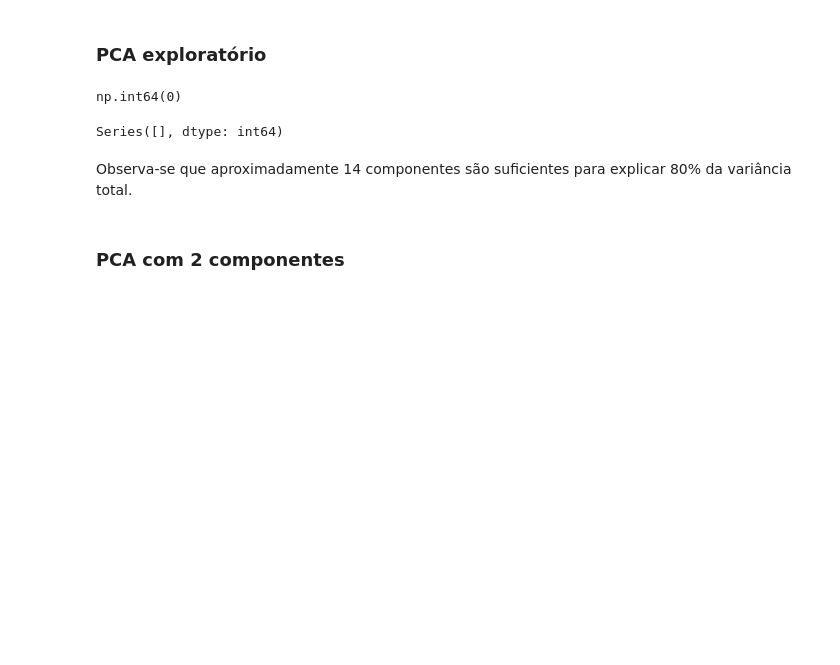
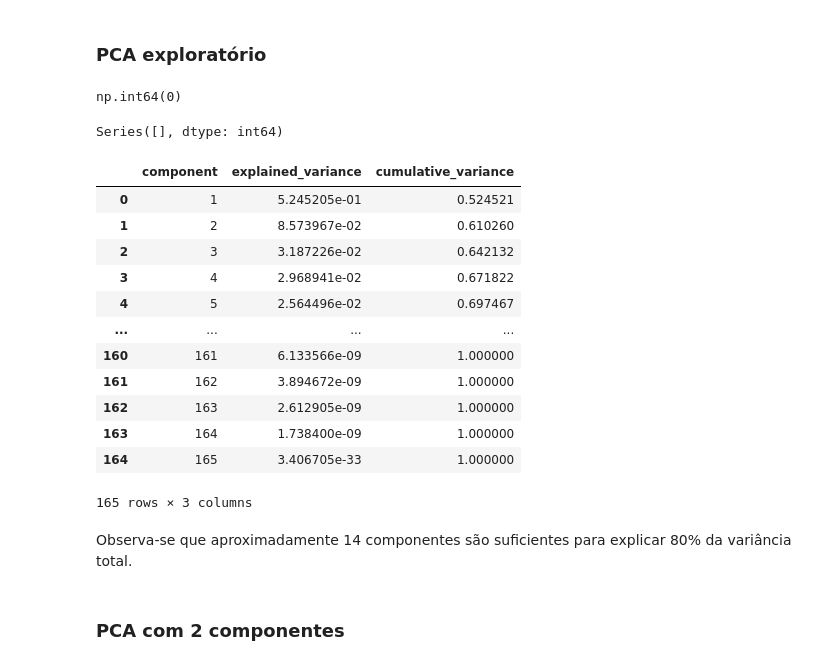
Before and after one commit to annesantos1990/TCC, a Jupyter notebook: notebook/03_pca_node_features.ipynb, the cells around one changed output. Cells and saved outputs as stored; diff of their text form; code cells hidden in the pictures; blank space fills up the shorter version.

```diff
--- a/notebook/03_pca_node_features.ipynb
+++ b/notebook/03_pca_node_features.ipynb
@@ -16,6 +16,8 @@ pio.templates.default = "plotly_dark"
 # %%
 DATASET_PATH = "../data/processed/dataset_features.parquet"
 
-df = pd.read_parquet(DATASET_PATH)
-df.shape
+df_dataset = pd.read_parquet(DATASET_PATH)
+df_dataset.shape
+df_filtered = df_dataset.columns[df_dataset.columns.str.contains("age", case=False)]
+df_filtered
 # %% [output]
@@ -43,16 +45,25 @@ NODE_FEATURE_PREFIXES = [
 ]
 
 NODE_FEATURES = [
-    c for c in df.columns
+    c for c in df_dataset.columns
     if any(c.startswith(p) for p in NODE_FEATURE_PREFIXES)
 ]
 
+NODE_GROUPS = {
+    "degree": [c for c in df_dataset.columns if c.startswith("degree_")],
+    "clustering": [c for c in df_dataset.columns if c.startswith("clustering_")],
+    "betweenness": [c for c in df_dataset.columns if c.startswith("betweenness_")],
+    "local_efficiency": [c for c in df_dataset.columns if c.startswith("local_efficiency_")],
+    "weighted_degree": [c for c in df_dataset.columns if c.startswith("weighted_degree_")]
+}
+
+
 len(NODE_FEATURES)
 # %% [output]
 366
 # %%
-X = df[NODE_FEATURES].values
-y = df["condition"].values
+X = df_dataset[NODE_FEATURES].values
+y = df_dataset["condition"].values
 # %% [markdown]
 ### Padronização das Feaures
 # %% [markdown]
@@ -91,6 +102,22 @@ df_var = pd.DataFrame({
     "explained_variance": explained_var,
     "cumulative_variance": cum_var
 })
+# %%
+df_var
+# %% [output]
+|  | component | explained_variance | cumulative_variance |
+| 0 | 1 | 5.245205e-01 | 0.524521 |
+| 1 | 2 | 8.573967e-02 | 0.610260 |
+| 2 | 3 | 3.187226e-02 | 0.642132 |
+| 3 | 4 | 2.968941e-02 | 0.671822 |
+| 4 | 5 | 2.564496e-02 | 0.697467 |
+| ... | ... | ... | ... |
+| 160 | 161 | 6.133566e-09 | 1.000000 |
+| 161 | 162 | 3.894672e-09 | 1.000000 |
+| 162 | 163 | 2.612905e-09 | 1.000000 |
+| 163 | 164 | 1.738400e-09 | 1.000000 |
+| 164 | 165 | 3.406705e-33 | 1.000000 |
+165 rows × 3 columns
 # %%
 fig = px.line(
     df_var,
```
Also changed, not shown: parts of 28 cells of this notebook, 4 other files.
